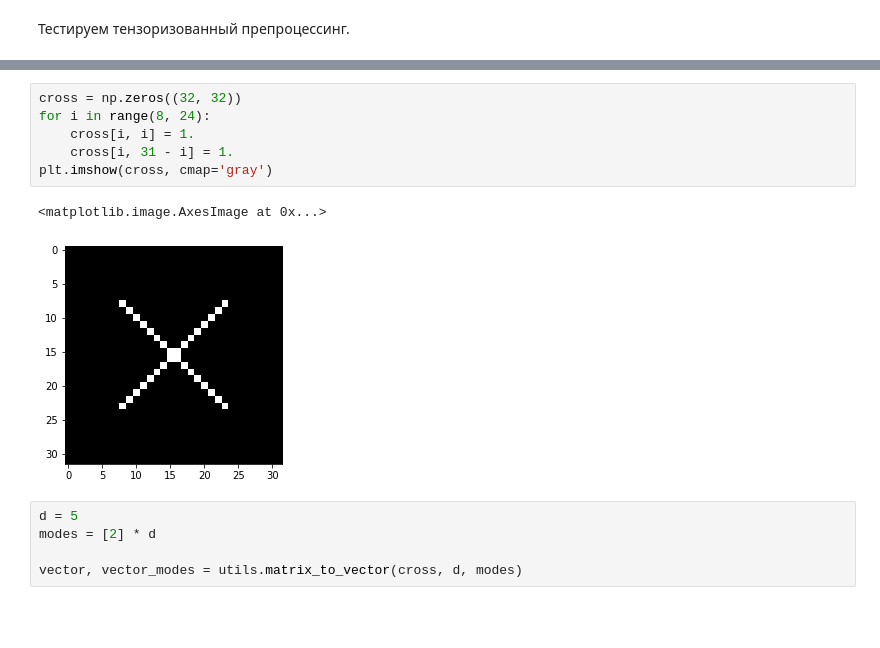
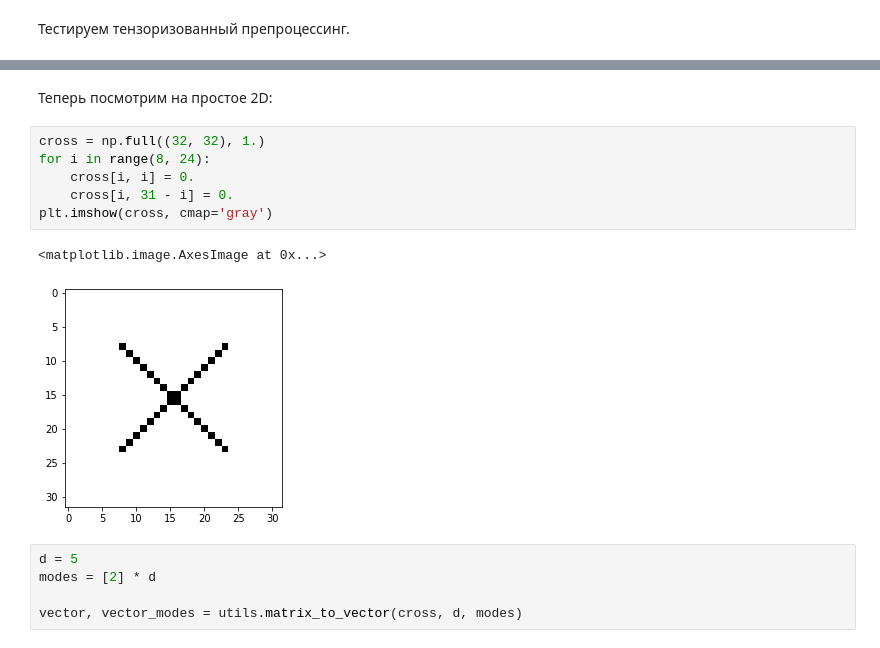
Before and after one commit to d1kolyadin/AMI_diploma, a Jupyter notebook: wtt-rpca-4 (utils test).ipynb, the cells around one changed output, grey strips where cells are left out. Cells and saved outputs as stored; diff of their text form; blank space fills up the shorter version.

```diff
--- a/wtt-rpca-4 (utils test).ipynb
+++ b/wtt-rpca-4 (utils test).ipynb
@@ -147,12 +224,14 @@ ranks
+# %% [markdown]
+Теперь посмотрим на простое 2D:
 # %%
-cross = np.zeros((32, 32))
+cross = np.full((32, 32), 1.)
 for i in range(8, 24):
-    cross[i, i] = 1.
-    cross[i, 31 - i] = 1.
+    cross[i, i] = 0.
+    cross[i, 31 - i] = 0.
 plt.imshow(cross, cmap='gray')
 # %% [output]
 <matplotlib.image.AxesImage at 0x...>
-[figure, old version]
+[figure, new version]
 # %%
 d = 5
 modes = [2] * d
```
Also changed, not shown: parts of 29 cells of this notebook, 2 other files.
